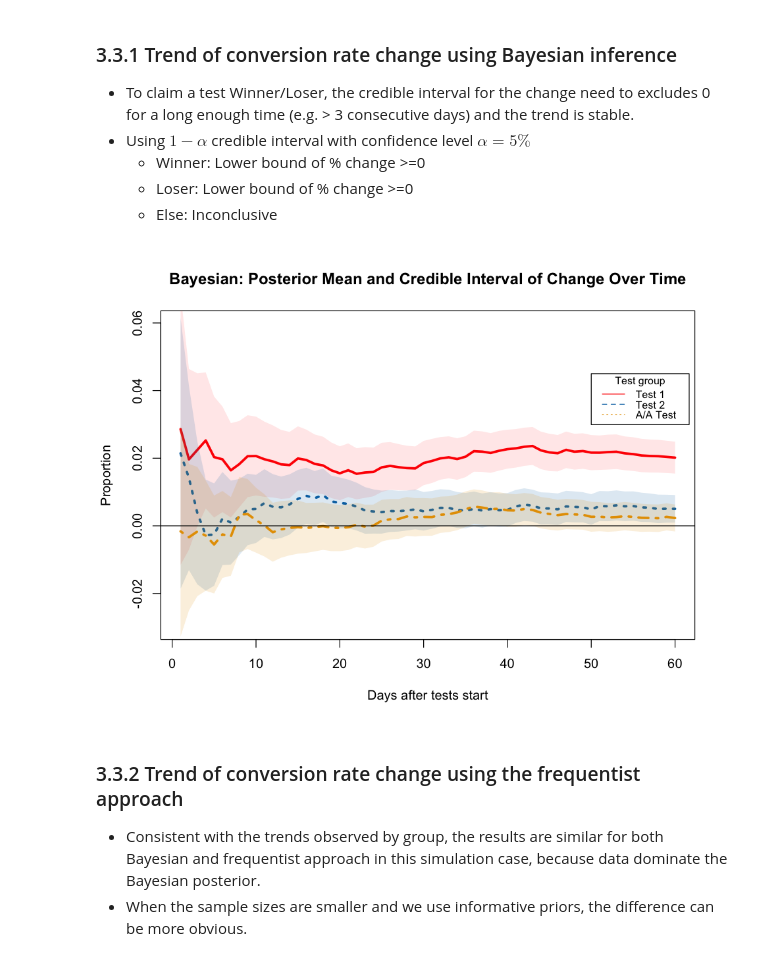
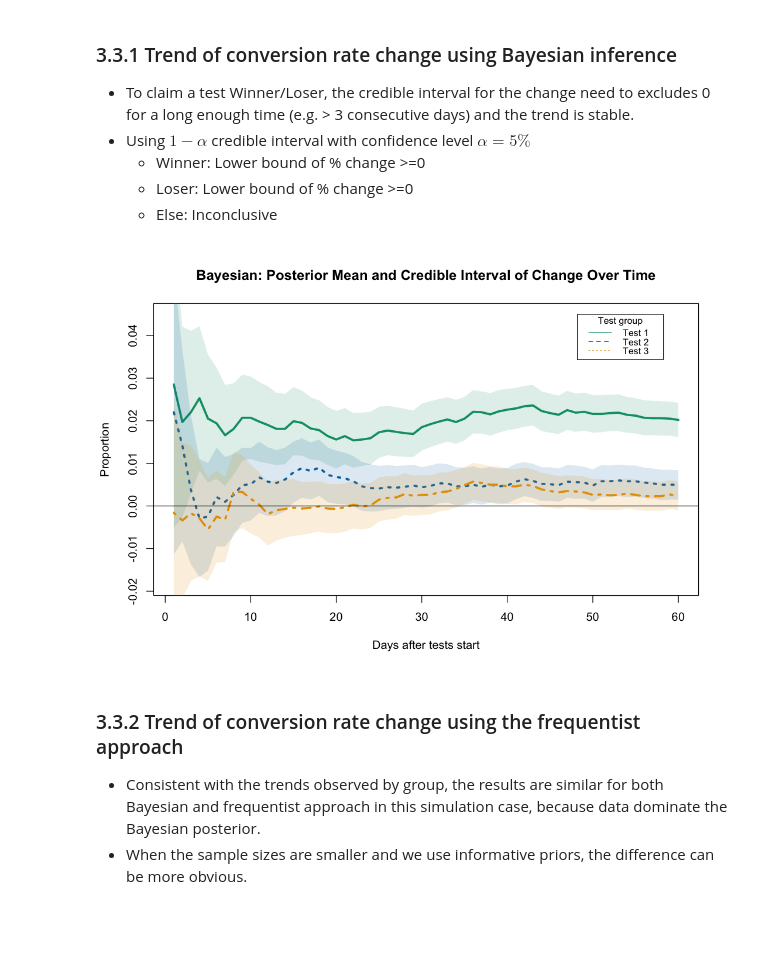
Before and after one commit to tukichen/Bayesian_AB_testing, a Jupyter notebook: Bayesian_AB_testing.ipynb, the cells around one changed output. Cells and saved outputs as stored; diff of their text form; code cells hidden in the pictures; blank space fills up the shorter version.

```diff
--- a/Bayesian_AB_testing.ipynb
+++ b/Bayesian_AB_testing.ipynb
@@ -110,6 +122,8 @@ transform_data <- function(df ,   # data frame
                            a = alpha ,  # confidence level
                            a_0 = alpha_0, b_0= beta_0 # Beta prior parameter
                           ) {
+    num_tests = length(unique(DF$Test_group))-1
+
     result= data.frame()
     for (k in 0:num_tests){
         df_k = df[ df$Test_group == k, ]
@@ -134,7 +148,7 @@ transform_data <- function(df ,   # data frame
         Cred_UL = qbeta(1-a/2, shape1 = post_alpha , shape2 = post_beta )
 
         data = cbind(Date = as.Date(rownames(data)), as.Date(rownames(data)) - start_date +1, df_k[1,'Test_group'],
-                     data, CumTot  , CumConv, p , Conf_LL, Conf_UL , post_mean, Cred_LL, Cred_UL )
+                     data, CumTot  , CumConv, p , Conf_LL, Conf_UL , post_mean, Cred_LL, Cred_UL  )
 
         # save the data set to result
         if (dim(result)[1] > 0){ result= rbind(result, data)}
@@ -475,0 +600,4 @@ head(CR01)
+# %%
+CR_change = Cal_all_change(CR)
+table( CR_change[,'Test_group'])
+head(CR_change,20)
@@ -480,35 +634,47 @@ I write a function to visualize the trend of cumulative conversion rate change,
 # %%
-Change_plot <- function( num_tests=3,   Bayes = TRUE)
+Change_plot <- function(CR_change, Bayes = TRUE)
 {
+    num_tests = length(unique( CR_change[,'Test_group']))
+
     # if Bayes== TRUE, plot Bayesian estimate and Credible Interval
     if (Bayes== TRUE){column = 'Post_mean'; LL = 'Cred_LL' ; UL = 'Cred_UL';
                       title= "Bayesian: Posterior Mean and Credible Interval of Change Over Time" }
     else{        column = 'CRate_change';   LL = 'Conf_LL' ; UL = 'Conf_UL';
                       title= "Frequentist: Mean and Confidence Interval of Change Over Time" }
-    #-------------------------------------------------------------------------
+
+    #-------------- Set color for plot ------------------------------
     cbPalette <- c("#009E73","#0072B2", "#E69F00",   "#D55E00", "#CC79A7","#F0E442","#56B4E9",  "#999999")
     fill_colors = makeTransparent(cbPalette)
+    #-------------------------------------------------------------------------
+    # Plot settings:
+    # compute the upper and lower bound of y-axis to be 20% and 80% quantile of the upper and lower bound
+    min_val = min( quantile(CR_change[, 'Cred_LL'], 0.01 ), quantile(CR_change[, 'Conf_LL'], 0.01 ))
+    max_val = max( quantile(CR_change[, 'Cred_UL'], 0.99 ), quantile(CR_change[, 'Conf_UL'], 0.01 ))
+    max_days = quantile(CR_change[,'Day'], 0.8)  # x-axis position to put legend
 
-    # plot the default group
-    data =  CR01
+    # -------------- plot the first group --------------
+    data =  CR_change[CR_change[,'Test_group'] == 1, ]
 
-    plot(  data[,'Day'],  data[, column] ,type = "l", lwd = 3, col="red", lty=1 , ylim = c(-0.03, 0.06) ,
+    plot(  data[,'Day'],  data[, column] ,type = "l", lwd = 3, col= cbPalette[1], lty=1 , ylim = c(min_val, max_val) ,
         main = title,
         xlab = 'Days after tests start' , ylab= 'Proportion')
     polygon( c(data[,'Day'] , rev(data[,'Day']) ), c(data[, LL] , rev(data[, UL]) ),
-            col=rgb(1, 0, 0,0.1), border=NA)
+            col= fill_colors[1], border=NA)
 
-    # plot the rest test groups
+    # -------------- plot the other groups--------------
     for (k in 2:num_tests){
-        data = get(paste0("CR0", k))
+        data = CR_change[CR_change[,'Test_group'] == k, ]
         lines(  data[,'Day'],  data[, column] ,type = "l", lwd = 3, col= cbPalette[k], lty=k+1   )
         polygon( c(data[,'Day'] , rev(data[,'Day']) ), c(data[,LL] , rev(data[, UL]) ),
                 col= fill_colors[k], border=NA)
         }
     abline(h=0)
 
-    legend(50,  0.045, legend=c("Test 1", "Test 2", "A/A Test"),
-       col=c("red", cbPalette[2:k]), lty=1:(k+1), cex=0.8, title="Test group")
+    #------------------add legend to the plot -----------------
+    legend_list = c()
+    for (k in 1:num_tests){ legend_list = c(legend_list,  paste0("Test ", k) )}
+    legend( max_days , max_val, legend= legend_list,
+       col=c( cbPalette[1:k]), lty=1:(k+1), cex=0.8, title="Test group")
 
 }
 # %% [markdown]
@@ -519,10 +685,10 @@ Change_plot <- function( num_tests=3,   Bayes = TRUE)
    - Loser: Lower bound of % change >=0
    - Else: Inconclusive
 # %%
-options(repr.plot.width=8, repr.plot.height= 6)
-Change_plot( Bayes= TRUE)
+options(repr.plot.width=9, repr.plot.height= 6)
+Change_plot(CR_change, Bayes= TRUE)
 # %% [output]
-[figure, old version]
+[figure, new version]
 # %% [markdown]
 ### 3.3.2 Trend of conversion rate change using the frequentist approach
 
```
Also changed, not shown: parts of 40 cells of this notebook, 5 other files.
